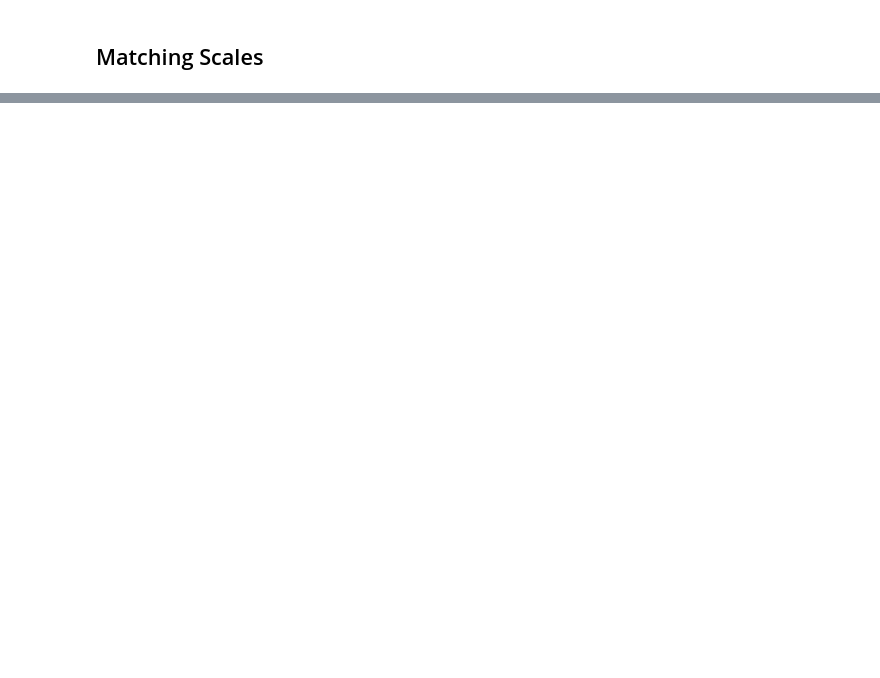
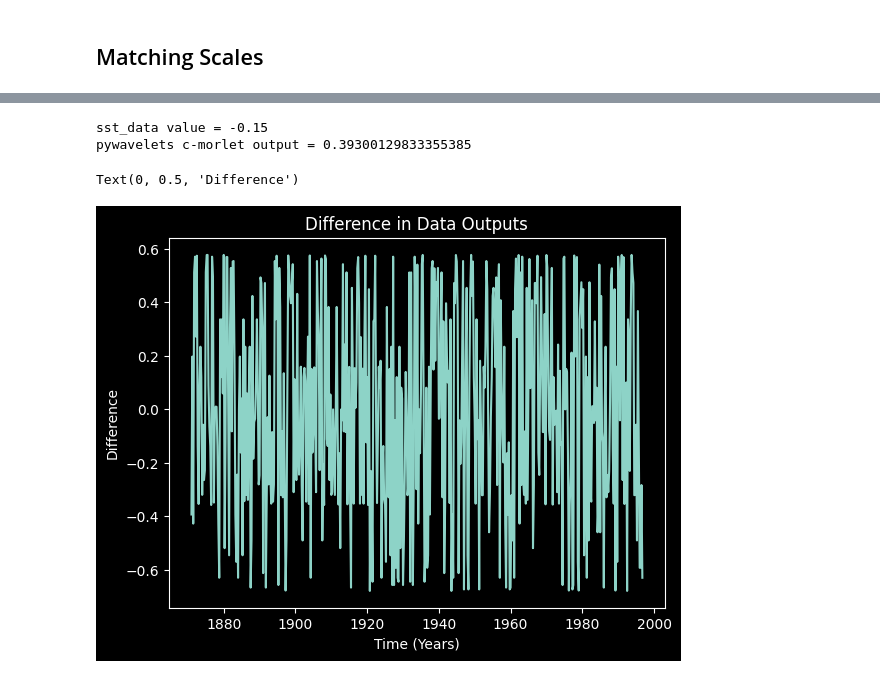
Before and after one commit to cyschneck/wavelet-tutorial, a Jupyter notebook: matching_scales.ipynb, the cells around one changed output, grey strips where cells are left out. Cells and saved outputs as stored; diff of their text form; code cells hidden in the pictures; blank space fills up the shorter version.

```diff
--- a/matching_scales.ipynb
+++ b/matching_scales.ipynb
@@ -120,0 +93,32 @@ pywavelets c-morlet output = 0.39300129833355385
+# %%
+# Exact Comparisons
+
+def complex_morlet_pywavelets(time_step):
+    part1 = np.power(math.pi*B, -1/4)
+    part2 = math.exp(-np.power(time_step, 2)/B)
+    part3 = cmath.exp(1j * 2 * math.pi * C * time_step)
+    return part1 * part2 * part3
+
+for time_step in sst_data:
+    print(f"sst_data value = {time_step}")
+    morlet_output = complex_morlet_pywavelets(time_step)
+    print(f"pywavelets c-morlet output = {np.real(morlet_output)}")
+    break
+
+difference_between = []
+for time_step in sst_data:
+    pywt_output = complex_morlet_pywavelets(time_step)
+    ncl_output = 0 # TODO
+    difference_between.append(ncl_output - pywt_output)
+# %% [output]
+sst_data value = -0.15
+pywavelets c-morlet output = 0.39300129833355385
+# %%
+diff_df = pd.DataFrame({'time (years)': time_range, 'difference': difference_between})
+fig = plt.plot(ncl_df["time (years)"], diff_df["difference"])
+plt.title("Difference in Data Outputs")
+plt.xlabel("Time (Years)")
+plt.ylabel("Difference")
+# %% [output]
+Text(0, 0.5, 'Difference')
+[figure, added]
```
Also changed, not shown: parts of 7 cells of this notebook.
